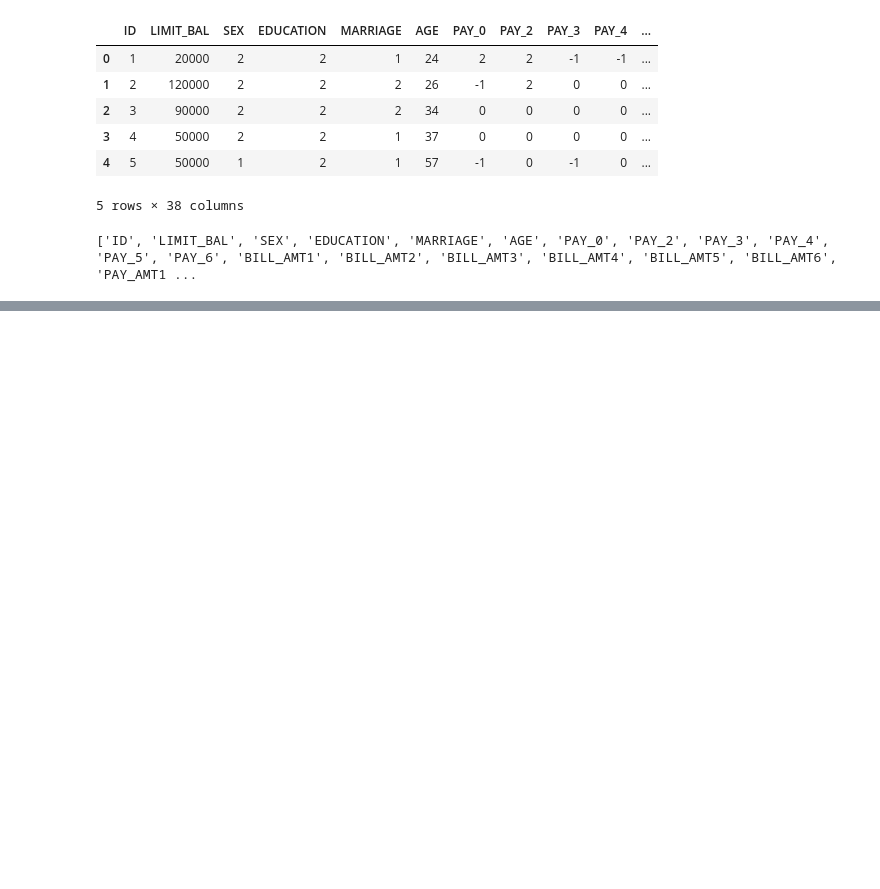
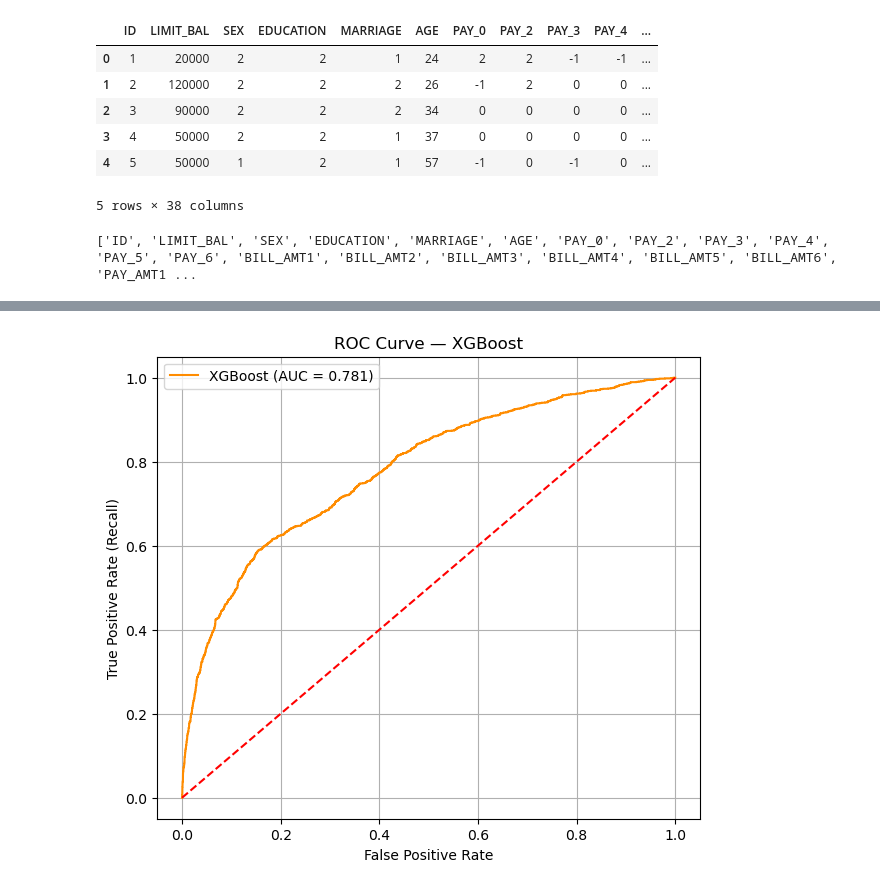
Before and after one commit to Pritish-Kumar-Singh/Credit_Risk_Intelligence_System, a Jupyter notebook: notebooks/03_model_training.ipynb, the cells around one changed output, grey strips where cells are left out. Cells and saved outputs as stored; diff of their text form; code cells hidden in the pictures; blank space fills up the shorter version.

```diff
--- a/notebooks/03_model_training.ipynb
+++ b/notebooks/03_model_training.ipynb
@@ -1029,0 +304,28 @@ os.listdir(
+# %%
+param_dist = {
+    "n_estimators"     : [100, 200, 300, 500],
+    "max_depth"        : [3, 4, 5, 6, 7],
+    "learning_rate"    : [0.01, 0.05, 0.1, 0.2],
+    "subsample"        : [0.6, 0.7, 0.8, 0.9, 1.0],
+    "colsample_bytree" : [0.6, 0.7, 0.8, 0.9, 1.0],
+    "min_child_weight" : [1, 3, 5, 7],
+    "gamma"            : [0, 0.1, 0.2, 0.3, 0.5],
+    "reg_alpha"        : [0, 0.01, 0.1, 1.0],    # L1 regularisation
+    "reg_lambda"       : [0.1, 0.5, 1.0, 2.0],   # L2 regularisation
+}
+# %%
+# roc_auc is the best scoring metric for imbalanced problems
+# because it evaluates rank-ordering across all thresholds.
+
+rscv = RandomizedSearchCV(
+    estimator=xgb_base,
+    param_distributions=param_dist,
+    n_iter=60,
+    scoring="roc_auc",
+    cv=5,
+    verbose=1,
+    random_state=42,
+    n_jobs=-1
+)
+
+rscv.fit(X_train, y_train)
@@ -1029,0 +372,2 @@ os.listdir(
+# %%
+xgb_model = rscv.best_estimator_
@@ -1029,0 +376,16 @@ os.listdir(
+# %%
+fpr_xgb, tpr_xgb, thresholds_xgb = roc_curve(y_test, y_prob_xgb)
+roc_auc_xgb = roc_auc_score(y_test, y_prob_xgb)
+
+plt.figure(figsize=(7, 6))
+plt.plot(fpr_xgb, tpr_xgb, label=f"XGBoost (AUC = {roc_auc_xgb:.3f})", color="darkorange")
+plt.plot([0, 1], [0, 1], linestyle="--", color="red")
+
+plt.xlabel("False Positive Rate")
+plt.ylabel("True Positive Rate (Recall)")
+plt.title("ROC Curve — XGBoost")
+plt.legend()
+plt.grid(True)
+plt.show()
+# %% [output]
+[figure, added]
```
Also changed, not shown: parts of 86 cells of this notebook, 5 other files.
